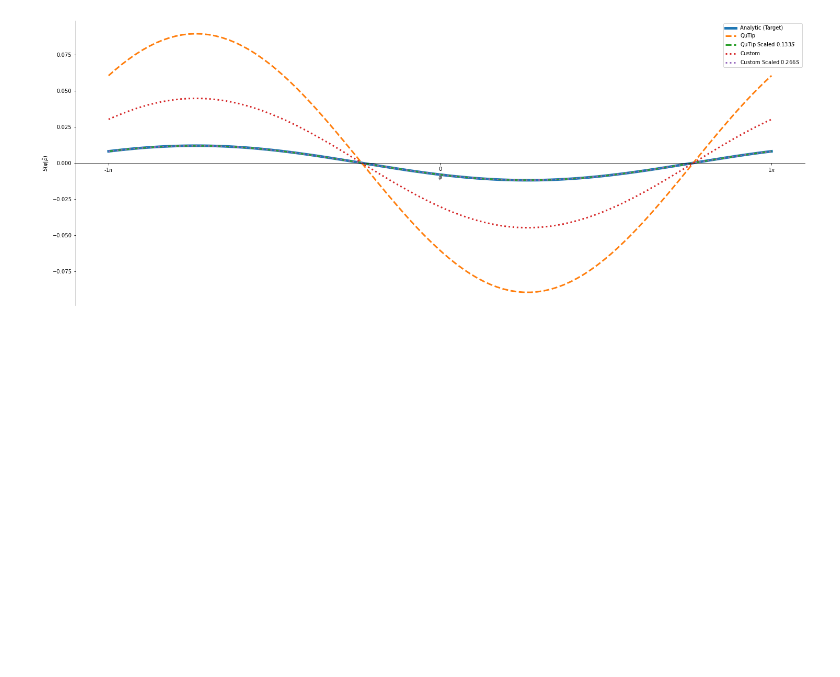
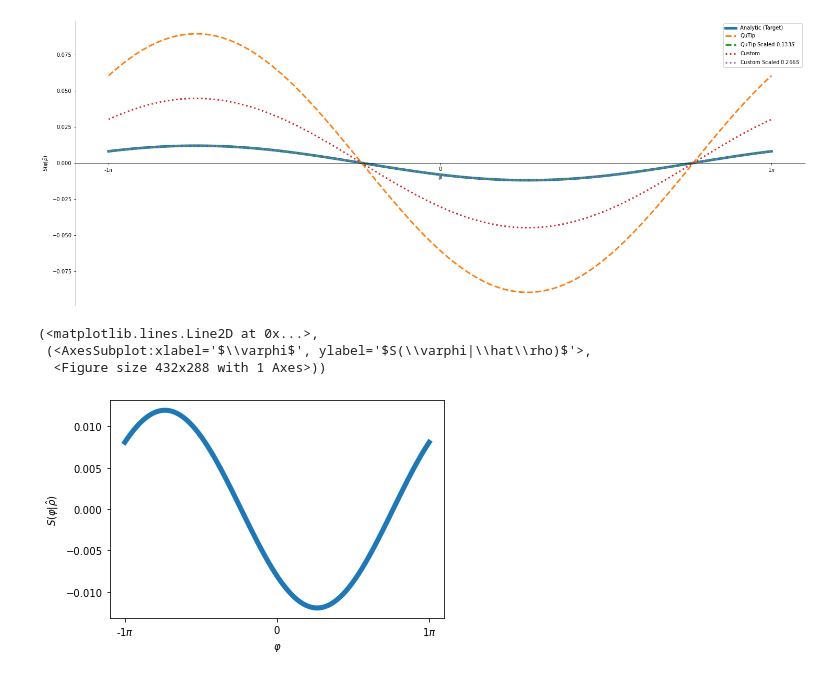
Before and after one commit to OliverDudgeon/QSync, a Jupyter notebook: qubit-husimi-q.ipynb, the cells around one changed output. Saved outputs shown, nothing was run; the diff lists cells and outputs as text; code cells hidden in the pictures; blank space fills up the shorter version.

```diff
--- a/qubit-husimi-q.ipynb
+++ b/qubit-husimi-q.ipynb
@@ -118,3 +118,13 @@ ax.legend()
 # %% [output]
 <matplotlib.legend.Legend at 0x...>
 [figure]
+# %%
+fig, ax = plt.subplots()
+# Analytic S measure (Target)
+S_analytic = (1 / 8) * (mx * np.cos(phi) + my * np.sin(phi))
+plot_S_measure(S_analytic, phi, ax=ax, fig=fig, label="Analytic (Target)", lw=5)
+# %% [output]
+(<matplotlib.lines.Line2D at 0x...>,
+ (<AxesSubplot:xlabel='$\\varphi$', ylabel='$S(\\varphi|\\hat\\rho)$'>,
+  <Figure size 432x288 with 1 Axes>))
+[figure, added]
```
Also changed, not shown: parts of 3 cells of this notebook, 6 other files.
